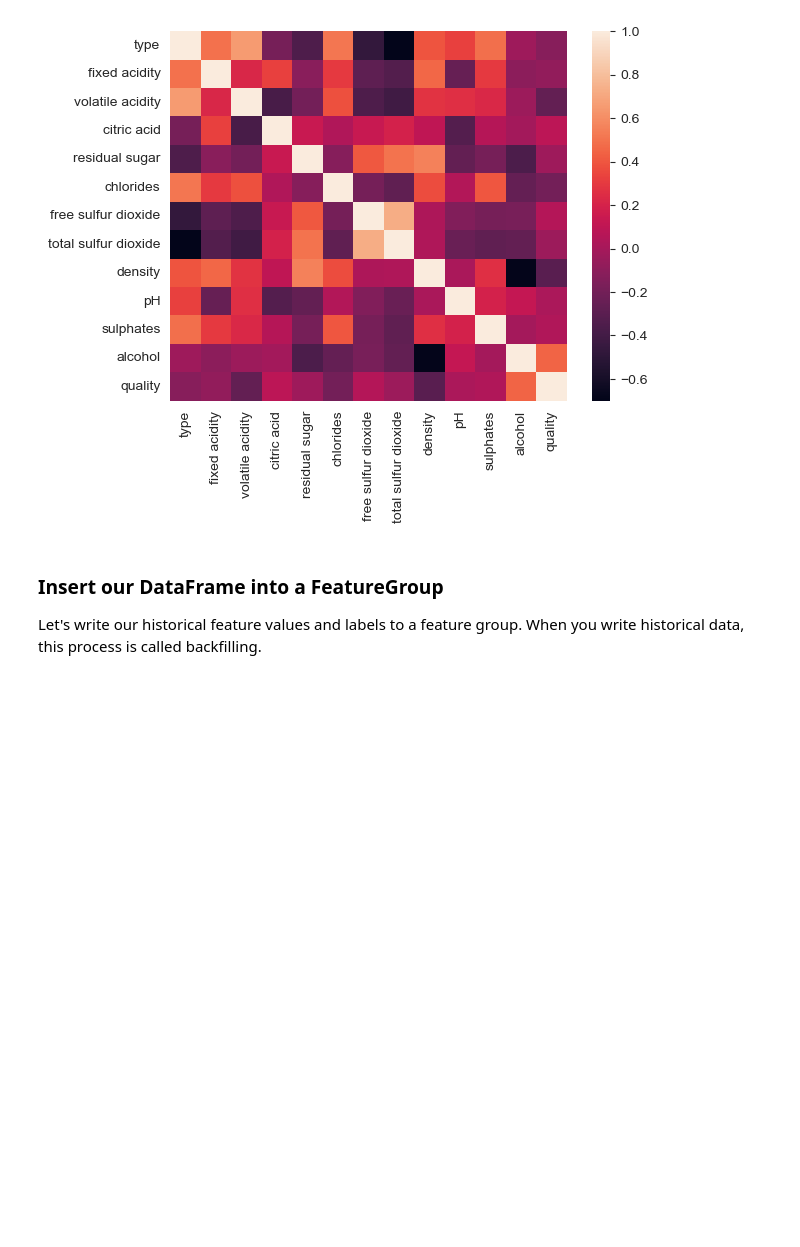
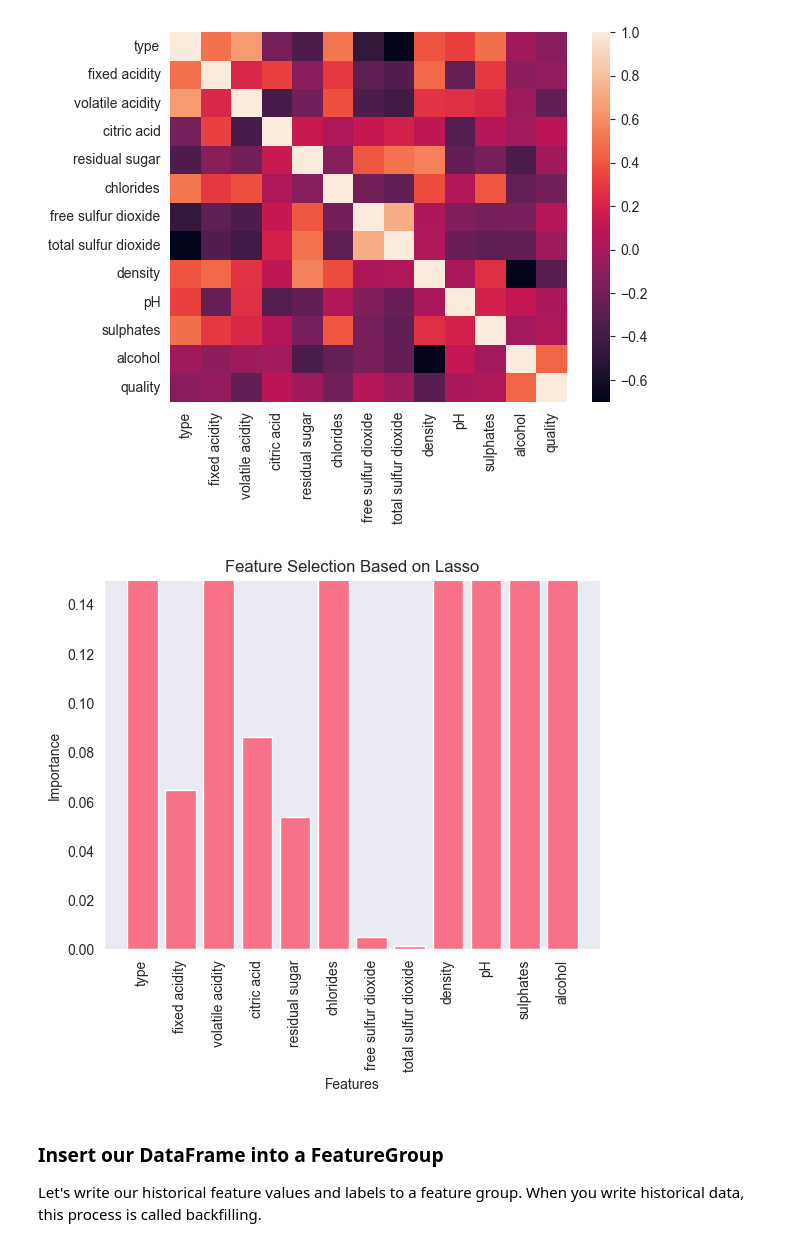
Before and after one commit to GoodOnions/ID2223-Lab1, a Jupyter notebook: wine/wine-eda-and-backfill-feature-group.ipynb, the cells around one changed output. Saved outputs shown, nothing was run; the diff lists cells and outputs as text; code cells hidden in the pictures; blank space fills up the shorter version.

Commit message:
Lasso

```diff
--- a/wine/wine-eda-and-backfill-feature-group.ipynb
+++ b/wine/wine-eda-and-backfill-feature-group.ipynb
@@ -116,6 +126,51 @@ sns.heatmap(wine_df.corr())
 # %% [output]
 <Axes: >
 [figure]
+# %%
+import pandas as pd
+import matplotlib.pyplot as plt
+from sklearn.linear_model import Lasso
+from sklearn.model_selection import train_test_split
+from sklearn.model_selection import GridSearchCV, KFold
+
+
+X_train = wine_df.drop(['quality'], axis=1)
+y_train = wine_df['quality']
+# parameters to be tested on GridSearchCV
+params = {"alpha":np.arange(0.00001, 10, 500)}
+
+# Number of Folds and adding the random state for replication
+kf=KFold(n_splits=5,shuffle=True, random_state=42)
+
+# Initializing the Model
+lasso = Lasso()
+
+# GridSearchCV with model, params and folds.
+lasso_cv=GridSearchCV(lasso, param_grid=params, cv=kf)
+
+X = wine_df.drop(['quality'], axis=1)
+y = wine_df['quality']
+lasso_cv.fit(X, y)
+# calling the model with the best parameter
+lasso1 = Lasso(alpha=0.00001)
+lasso1.fit(X_train, y_train)
+
+# Using np.abs() to make coefficients positive.
+lasso1_coef = np.abs(lasso1.coef_)
+
+# plotting the Column Names and Importance of Columns.
+#get lables from the dataframe
+labels = wine_df.drop(['quality'], axis=1).columns
+plt.bar(labels, lasso1_coef)
+plt.xticks(rotation=90)
+plt.grid()
+plt.title("Feature Selection Based on Lasso")
+plt.xlabel("Features")
+plt.ylabel("Importance")
+plt.ylim(0, 0.15)
+plt.show()
+# %% [output]
+[figure, added]
 # %% [markdown]
 ### Insert our DataFrame into a FeatureGroup
 Let's write our historical feature values and labels to a feature group. When you write historical data, this process is called backfilling.
```
Also changed, not shown: parts of 5 cells of this notebook.
